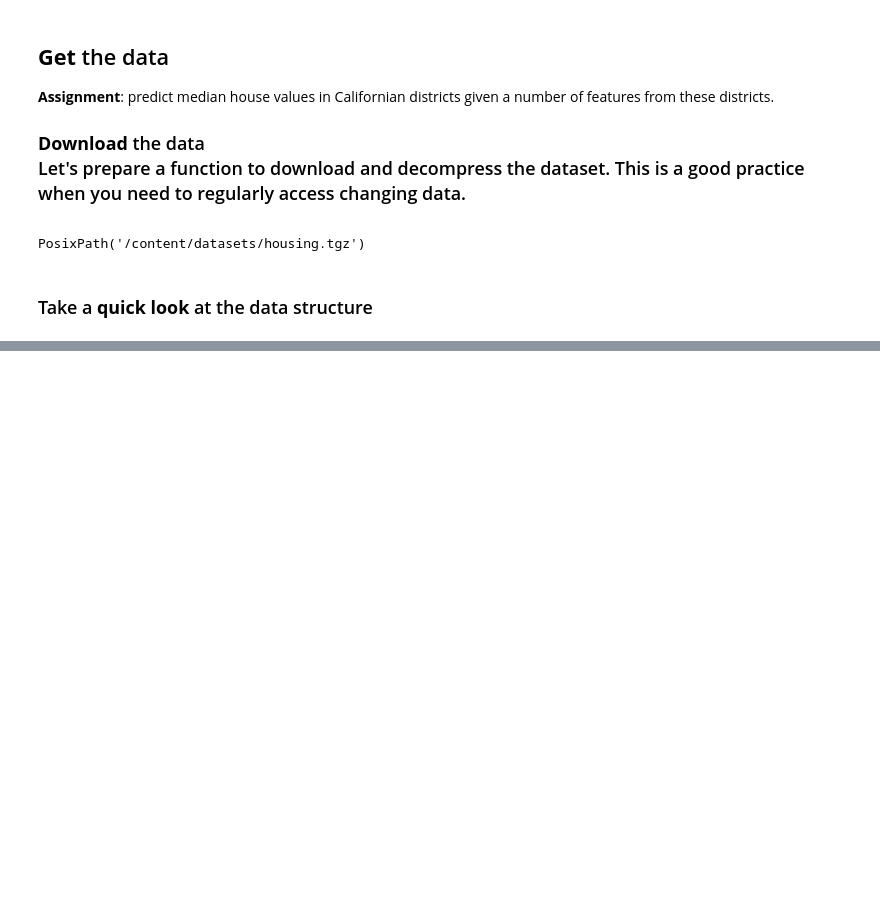
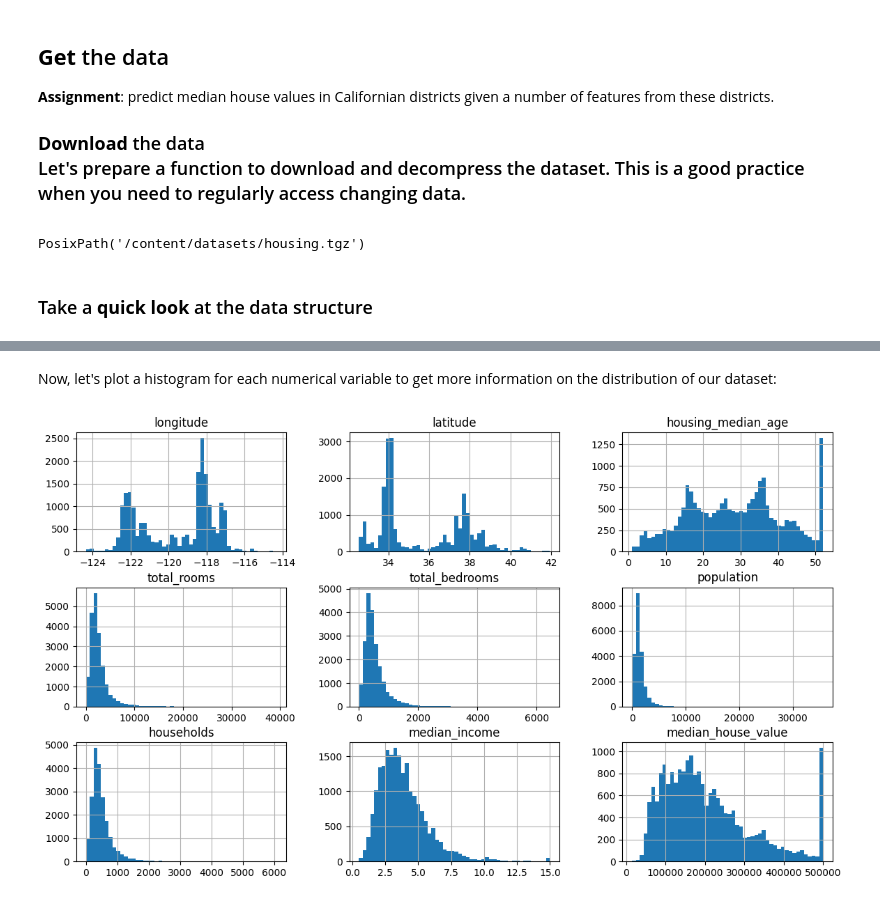
Before and after one commit to felipesebben/ML_hands_on_notes, a Jupyter notebook: projects/Ch02-end2end-CA_house_price_prediction/02_end_to_end_ML_project.ipynb, the cells around one changed output, grey strips where cells are left out. Drawn from its saved outputs; the diff is of its cells as text; code cells hidden in the pictures; blank space fills up the shorter version.

```diff
--- a/projects/Ch02-end2end-CA_house_price_prediction/02_end_to_end_ML_project.ipynb
+++ b/projects/Ch02-end2end-CA_house_price_prediction/02_end_to_end_ML_project.ipynb
@@ -47,0 +130,7 @@ housing = load_housing_data()
+# %% [markdown]
+<p>Now, let's plot a histogram for each numerical variable to get more information on the distribution of our dataset:</p>
+# %%
+housing.hist(bins=50, figsize=(14, 8))
+plt.show()
+# %% [output]
+[figure, added]
```
Also changed, not shown: parts of 16 cells of this notebook.
